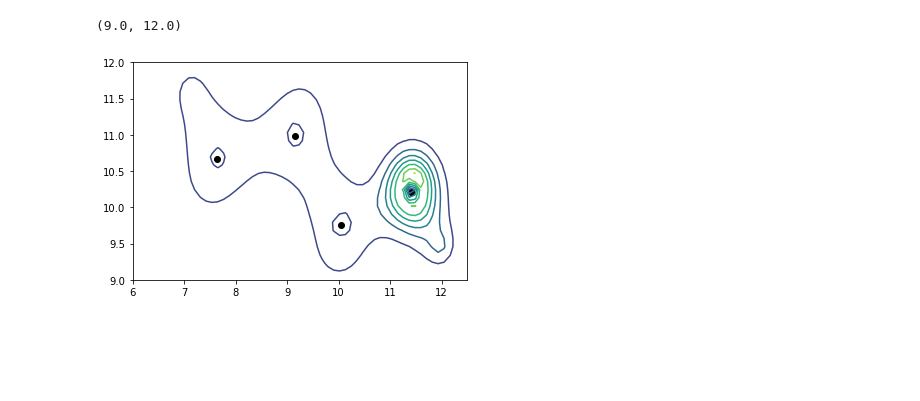
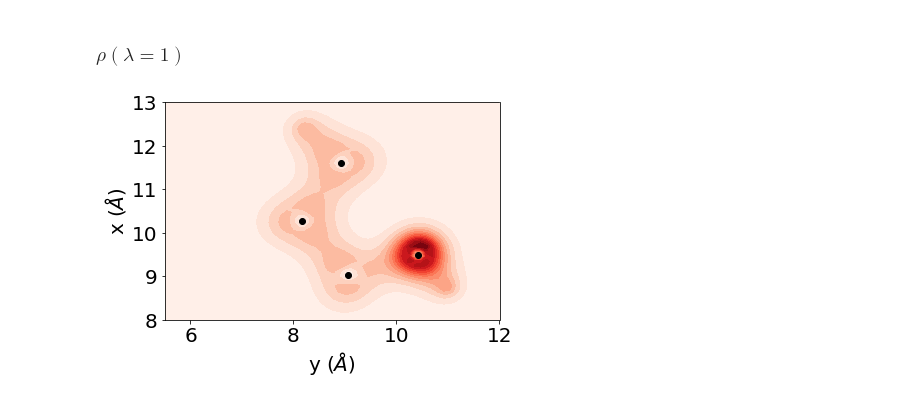
Before and after one commit to ferchault/APDFT, a Jupyter notebook: prototyping/atomic_energies/analysis/geometry/analyse_density.ipynb, the cells around one changed output. Cells and saved outputs as stored; diff of their text form; code cells hidden in the pictures; blank space fills up the shorter version.

```diff
--- a/prototyping/atomic_energies/analysis/geometry/analyse_density.ipynb
+++ b/prototyping/atomic_energies/analysis/geometry/analyse_density.ipynb
@@ -78,15 +109,42 @@ for i in config['atoms']: # the atoms for which the alchpot is calculated (heavy
+# %% [markdown]
+### $\rho(\lambda = 1)$
 # %%
 # plot rho at lambda = 1
+plot='l'
+plt.rcParams['font.size'] = 20
+
 x = np.linspace(0, 18.8, 168)
 y = np.linspace(0, 18.8, 168)
-plt.contour(x,y, dens_plane)
-plt.scatter(atom_coordinates[:,1]*Bohr, atom_coordinates[:,0]*Bohr, color='black')
+nlevels = 15
 
+max_dens = np.amax(np.array([np.amax(dens_plane_l), np.amax(dens_plane_h)]))
+countor_levels = np.linspace(0, np.amax(max_dens), nlevels)
+
+# d = -0.375
+if plot == 'l':
+    plt.contourf(x,y, dens_plane_l, countor_levels, cmap="Reds")
+    plt.scatter(atom_coordinates_l[:,1]*Bohr, atom_coordinates_l[:,0]*Bohr, color='black')
+
+# d = 0.0
+if plot == 'h':
+    plt.contourf(x,y, dens_plane_h, countor_levels, cmap="Reds")
+    plt.scatter(atom_coordinates_h[:,1]*Bohr, atom_coordinates_h[:,0]*Bohr, color='black')
+
+plt.xlabel(r'y $(\AA)$')
+plt.ylabel(r'x $(\AA)$')
 # plt.contour(x,y, rho_tilde_plane)
 # plt.scatter(atom_coordinates[:,1]*Bohr, atom_coordinates[:,0]*Bohr, color='black')
 
-plt.xlim([6.0, 12.5])
-plt.ylim([9.0, 12.0])
+if geom == 'bond':
+    plt.xlim([6.5, 13.5])
+    plt.ylim([8.5, 12.5])
+
+if geom == 'angle':
+    plt.xlim([6.5, 12.5])
+    plt.ylim([7.7, 12.0])
+
+if geom == 'dihedral':
+    plt.xlim([5.5, 12])
+    plt.ylim([8, 13])
 # %% [output]
-(9.0, 12.0)
-[figure, old version]
+[figure, new version]
```
Also changed, not shown: parts of 9 cells of this notebook, 5 other files.
